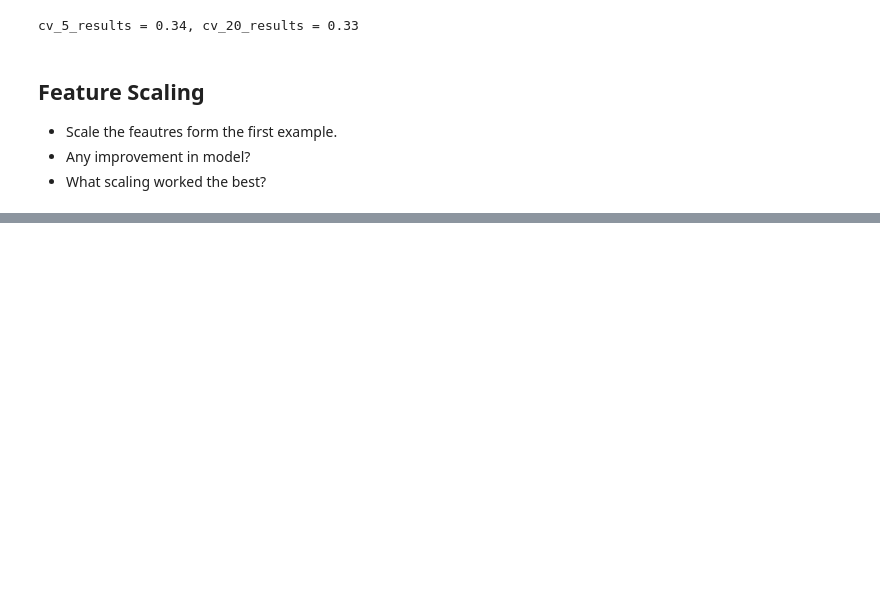
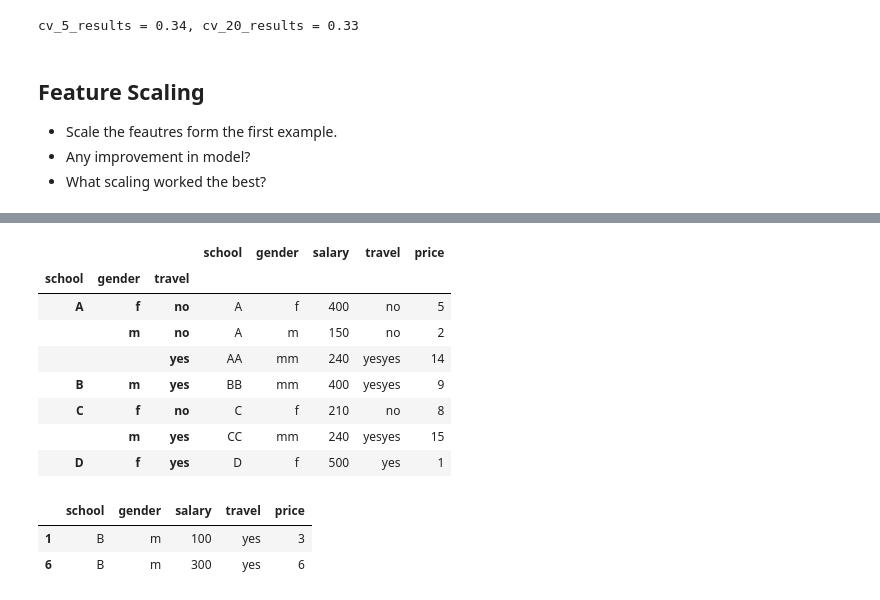
Before and after one commit to NextLmabda/classMaterials, a Jupyter notebook: Module3 - Linear Regression/Multiple Linear Regression/Multiple Regression.ipynb, the cells around one changed output, grey strips where cells are left out. Cells and saved outputs as stored; diff of their text form; code cells hidden in the pictures; blank space fills up the shorter version.

```diff
--- a/Module3 - Linear Regression/Multiple Linear Regression/Multiple Regression.ipynb
+++ b/Module3 - Linear Regression/Multiple Linear Regression/Multiple Regression.ipynb
@@ -587,0 +651,18 @@ cv_5_results = 0.34, cv_20_results = 0.33
+# %%
+grp
+# %% [output]
+|  |  |  | school | gender | salary | travel | price |
+| school | gender | travel |  |  |  |  |  |
+| A | f | no | A | f | 400 | no | 5 |
+|  | m | no | A | m | 150 | no | 2 |
+|  |  | yes | AA | mm | 240 | yesyes | 14 |
+| B | m | yes | BB | mm | 400 | yesyes | 9 |
+| C | f | no | C | f | 210 | no | 8 |
+|  | m | yes | CC | mm | 240 | yesyes | 15 |
+| D | f | yes | D | f | 500 | yes | 1 |
+# %%
+grouped.get_group(('B', 'm', 'yes'))
+# %% [output]
+|  | school | gender | salary | travel | price |
+| 1 | B | m | 100 | yes | 3 |
+| 6 | B | m | 300 | yes | 6 |
```
Also changed, not shown: parts of 11 cells of this notebook, 8 other files.
